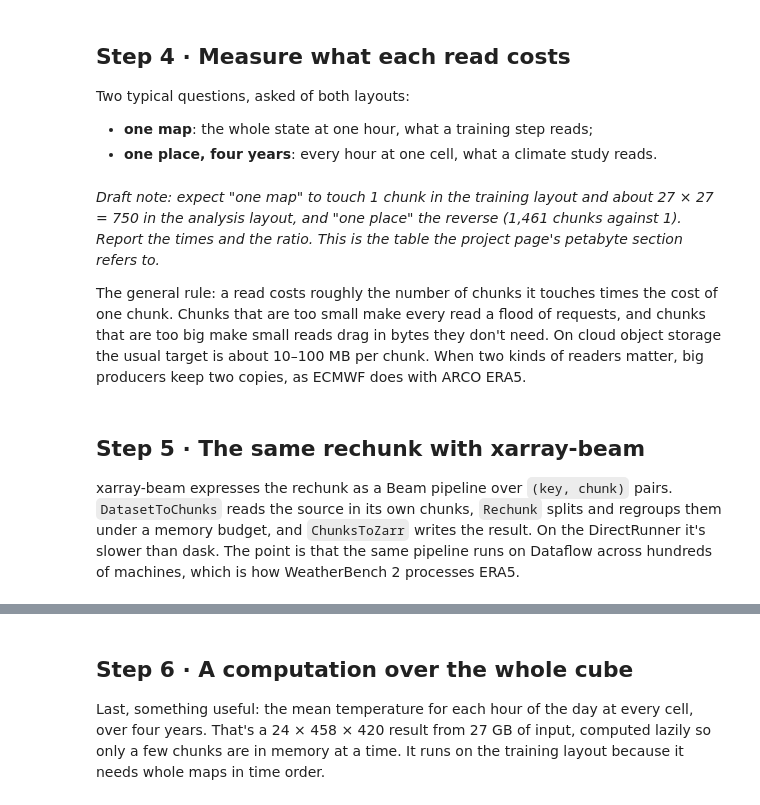
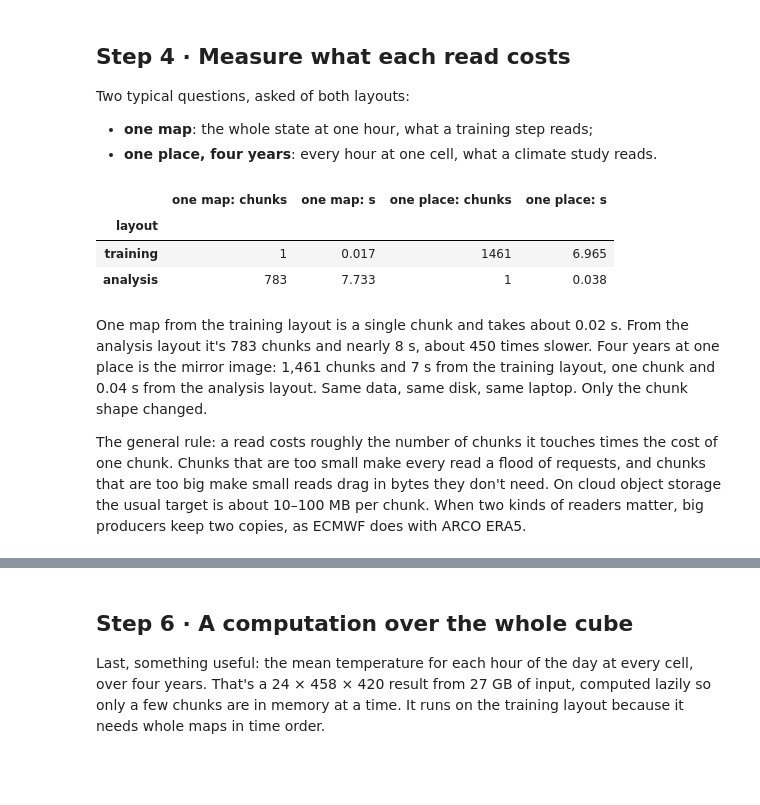
Before and after one commit to conscioustahoe/weather-data-lab, a Jupyter notebook: notebooks/11-gridded-data-at-scale.ipynb, the cells around one changed output, grey strips where cells are left out. Cells and saved outputs as stored; diff of their text form; code cells hidden in the pictures; blank space fills up the shorter version.

```diff
--- a/notebooks/11-gridded-data-at-scale.ipynb
+++ b/notebooks/11-gridded-data-at-scale.ipynb
@@ -78,21 +102,25 @@ Two typical questions, asked of both layouts:
 - **one map**: the whole state at one hour, what a training step reads;
 - **one place, four years**: every hour at one cell, what a climate study reads.
 # %%
+import json
 iy, ix = 230, 210                                    # a cell near the middle of the crop
-rows = []
-for name, ds in [("training (day × state)", train), ("analysis (all hours × 16²)", analysis)]:
-    v = ds.air_temperature
-    rows.append({"layout": name,
-                 "one map: chunks": gd.chunks_touched(v, time=1000),
-                 "one map: s": gd.timed(lambda: v.isel(time=1000).values),
-                 "one place: chunks": gd.chunks_touched(v, y=iy, x=ix),
-                 "one place: s": gd.timed(lambda: v.isel(y=iy, x=ix).values, repeat=1)})
-pd.DataFrame(rows).set_index("layout").round(3)
+costs = ZARR / "read_costs.json"
+if not costs.exists():                               # about half a minute; result cached
+    rows = []
+    for name, ds in [("training", train), ("analysis", analysis)]:
+        v = ds.air_temperature
+        rows.append({"layout": name,
+                     "map_chunks": gd.chunks_touched(v, time=1000), "map_s": gd.timed(lambda: v.isel(time=1000).values),
+                     "place_chunks": gd.chunks_touched(v, y=iy, x=ix), "place_s": gd.timed(lambda: v.isel(y=iy, x=ix).values, repeat=1)})
+    json.dump(rows, open(costs, "w"))
+pd.DataFrame(json.load(open(costs))).set_index("layout").rename(columns={
+    "map_chunks": "one map: chunks", "map_s": "one map: s", "place_chunks": "one place: chunks", "place_s": "one place: s"}).round(3)
+# %% [output]
+|  | one map: chunks | one map: s | one place: chunks | one place: s |
+| layout |  |  |  |  |
+| training | 1 | 0.017 | 1461 | 6.965 |
+| analysis | 783 | 7.733 | 1 | 0.038 |
 # %% [markdown]
-*Draft note: expect "one map" to touch 1 chunk in the training layout and about 27 × 27 = 750 in the analysis layout, and "one place" the reverse (1,461 chunks against 1). Report the times and the ratio. This is the table the project page's petabyte section refers to.*
+One map from the training layout is a single chunk and takes about 0.02 s. From the analysis layout it's 783 chunks and nearly 8 s, about 450 times slower. Four years at one place is the mirror image: 1,461 chunks and 7 s from the training layout, one chunk and 0.04 s from the analysis layout. Same data, same disk, same laptop. Only the chunk shape changed.
 
 The general rule: a read costs roughly the number of chunks it touches times the cost of one chunk. Chunks that are too small make every read a flood of requests, and chunks that are too big make small reads drag in bytes they don't need. On cloud object storage the usual target is about 10–100 MB per chunk. When two kinds of readers matter, big producers keep two copies, as ECMWF does with ARCO ERA5.
-# %% [markdown]
-## Step 5 · The same rechunk with xarray-beam
-
-xarray-beam expresses the rechunk as a Beam pipeline over `(key, chunk)` pairs. `DatasetToChunks` reads the source in its own chunks, `Rechunk` splits and regroups them under a memory budget, and `ChunksToZarr` writes the result. On the DirectRunner it's slower than dask. The point is that the same pipeline runs on Dataflow across hundreds of machines, which is how WeatherBench 2 processes ERA5.
```
Also changed, not shown: parts of 13 cells of this notebook, 2 other files.
